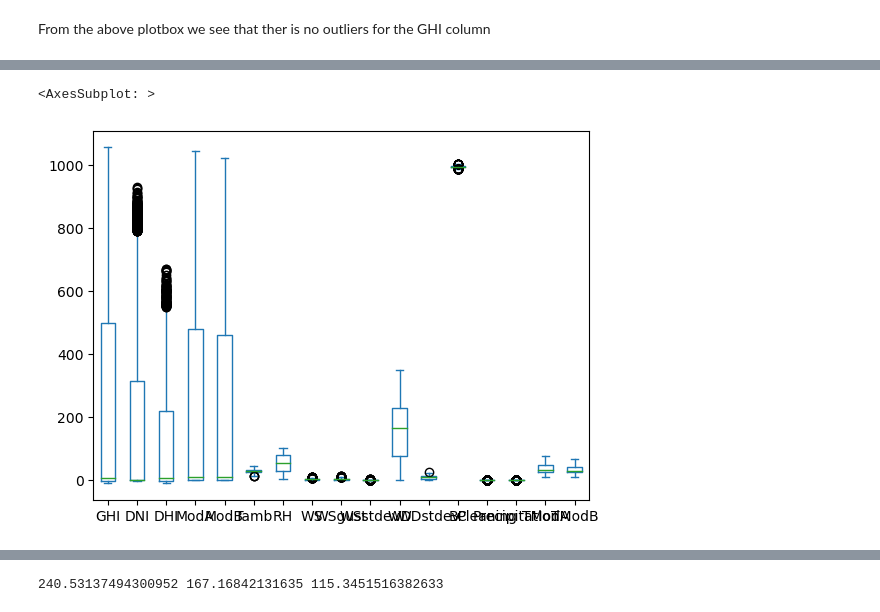
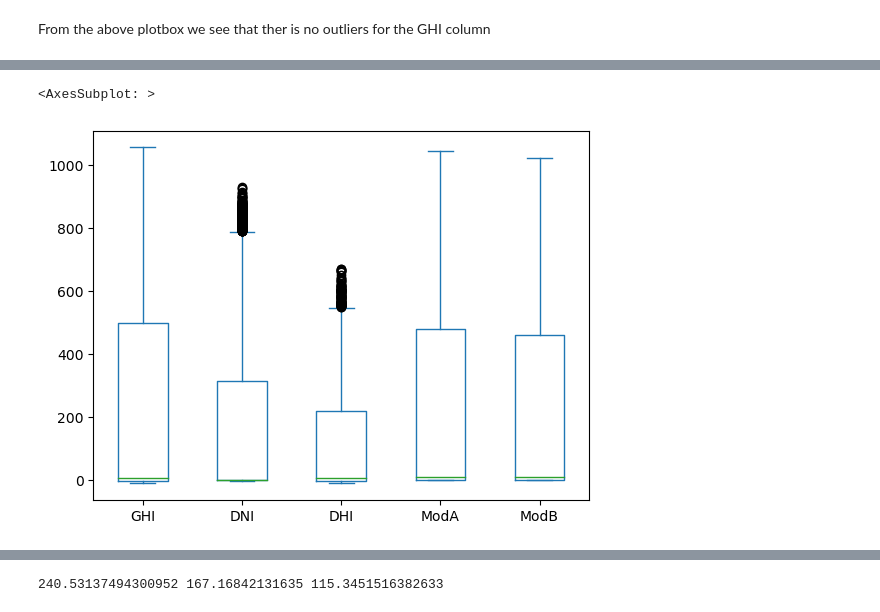
Before and after one commit to codeWithKal/KAIM-Week-0-Challenge, a Jupyter notebook: notebooks/benin-malanville.ipynb, the cells around one changed output, grey strips where cells are left out. Cells and saved outputs as stored; diff of their text form; code cells hidden in the pictures.

Commit message:
Fix: name of a cleaned dataframe changed

```diff
--- a/notebooks/benin-malanville.ipynb
+++ b/notebooks/benin-malanville.ipynb
@@ -151,6 +151,6 @@ Across the cleaned dataframe we see that only 5 columns help to deal with our bu
 # %%
 # Lemme create a clean data frame that takes the mentioned columns from the df_benin dataframe.
 columns_to_keep = ["GHI", "DNI", "DHI", "ModA", "ModB"]
-df = df_benin[columns_to_keep]
-df_benin.head()
+df_benin_cleaned = df_benin[columns_to_keep]
+df_benin_cleaned.head()
 # %% [output]
@@ -195,8 +195,8 @@ df_benin.head()
 # %%
 # Let me now do the same thing to the rest four columns and check for any outlier.
-df_benin.plot(kind="box")
+df_benin_cleaned.plot(kind="box")
 # %% [output]
 <AxesSubplot: >
-[figure, old version]
+[figure, new version]
 # %%
 # from the above plot box we can see that DNI and DHI have outliers and hence should be cleaned.
```
Also changed, not shown: parts of 8 cells of this notebook.
